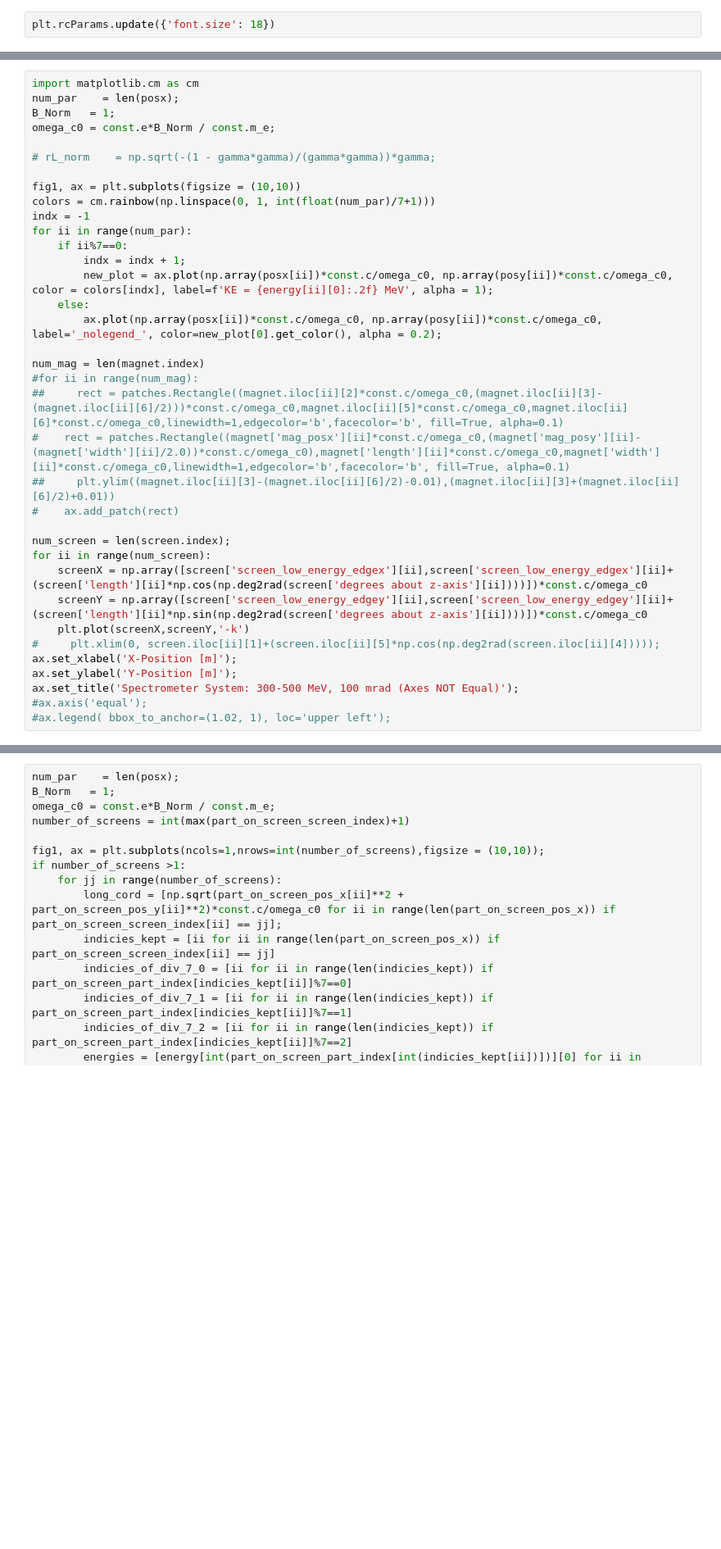
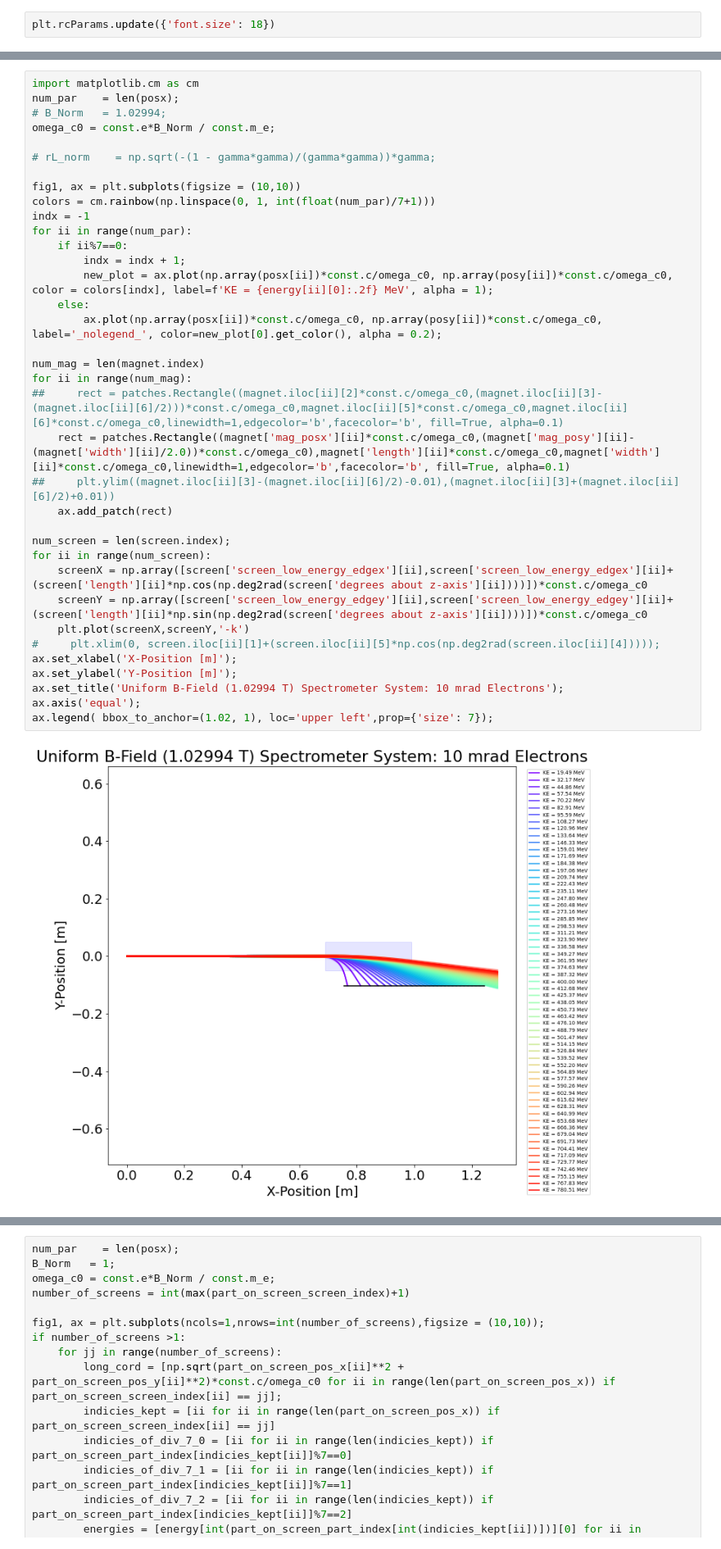
Before and after one commit to jcardar/MagnetSpec_ParticleTracker, a Jupyter notebook: data/analysis/analysis_mag_spec.ipynb, the cells around one changed output, grey strips where cells are left out. Shown at 82% size. Drawn from its saved outputs; the diff is of its cells as text; blank space fills up the shorter version.

```diff
--- a/data/analysis/analysis_mag_spec.ipynb
+++ b/data/analysis/analysis_mag_spec.ipynb
@@ -124,39 +124,41 @@ plt.rcParams.update({'font.size': 18})
 # %%
 import matplotlib.cm as cm
 num_par    = len(posx);
-B_Norm   = 1;
+# B_Norm   = 1.02994;
 omega_c0 = const.e*B_Norm / const.m_e;
 
 # rL_norm    = np.sqrt(-(1 - gamma*gamma)/(gamma*gamma))*gamma;
 
 fig1, ax = plt.subplots(figsize = (10,10))
 colors = cm.rainbow(np.linspace(0, 1, int(float(num_par)/7+1)))
 indx = -1
 for ii in range(num_par):
     if ii%7==0:
         indx = indx + 1;
         new_plot = ax.plot(np.array(posx[ii])*const.c/omega_c0, np.array(posy[ii])*const.c/omega_c0, color = colors[indx], label=f'KE = {energy[ii][0]:.2f} MeV', alpha = 1);
     else:
         ax.plot(np.array(posx[ii])*const.c/omega_c0, np.array(posy[ii])*const.c/omega_c0, label='_nolegend_', color=new_plot[0].get_color(), alpha = 0.2);
 
 num_mag = len(magnet.index)
-#for ii in range(num_mag):
+for ii in range(num_mag):
 ##     rect = patches.Rectangle((magnet.iloc[ii][2]*const.c/omega_c0,(magnet.iloc[ii][3]-(magnet.iloc[ii][6]/2)))*const.c/omega_c0,magnet.iloc[ii][5]*const.c/omega_c0,magnet.iloc[ii][6]*const.c/omega_c0,linewidth=1,edgecolor='b',facecolor='b', fill=True, alpha=0.1)
-#    rect = patches.Rectangle((magnet['mag_posx'][ii]*const.c/omega_c0,(magnet['mag_posy'][ii]-(magnet['width'][ii]/2.0))*const.c/omega_c0),magnet['length'][ii]*const.c/omega_c0,magnet['width'][ii]*const.c/omega_c0,linewidth=1,edgecolor='b',facecolor='b', fill=True, alpha=0.1)
+    rect = patches.Rectangle((magnet['mag_posx'][ii]*const.c/omega_c0,(magnet['mag_posy'][ii]-(magnet['width'][ii]/2.0))*const.c/omega_c0),magnet['length'][ii]*const.c/omega_c0,magnet['width'][ii]*const.c/omega_c0,linewidth=1,edgecolor='b',facecolor='b', fill=True, alpha=0.1)
 ##     plt.ylim((magnet.iloc[ii][3]-(magnet.iloc[ii][6]/2)-0.01),(magnet.iloc[ii][3]+(magnet.iloc[ii][6]/2)+0.01))
-#    ax.add_patch(rect)
+    ax.add_patch(rect)
 
 num_screen = len(screen.index);
 for ii in range(num_screen):
     screenX = np.array([screen['screen_low_energy_edgex'][ii],screen['screen_low_energy_edgex'][ii]+(screen['length'][ii]*np.cos(np.deg2rad(screen['degrees about z-axis'][ii])))])*const.c/omega_c0
     screenY = np.array([screen['screen_low_energy_edgey'][ii],screen['screen_low_energy_edgey'][ii]+(screen['length'][ii]*np.sin(np.deg2rad(screen['degrees about z-axis'][ii])))])*const.c/omega_c0
     plt.plot(screenX,screenY,'-k')
 #     plt.xlim(0, screen.iloc[ii][1]+(screen.iloc[ii][5]*np.cos(np.deg2rad(screen.iloc[ii][4]))));
 ax.set_xlabel('X-Position [m]');
 ax.set_ylabel('Y-Position [m]');
-ax.set_title('Spectrometer System: 300-500 MeV, 100 mrad (Axes NOT Equal)');
-#ax.axis('equal');
-#ax.legend( bbox_to_anchor=(1.02, 1), loc='upper left');
+ax.set_title('Uniform B-Field (1.02994 T) Spectrometer System: 10 mrad Electrons');
+ax.axis('equal');
+ax.legend( bbox_to_anchor=(1.02, 1), loc='upper left',prop={'size': 7});
+# %% [output]
+[figure, added]
 # %%
 ###Plotting side-on view:
 import matplotlib.cm as cm
```
Also changed, not shown: parts of 14 cells of this notebook, 7 other files.
